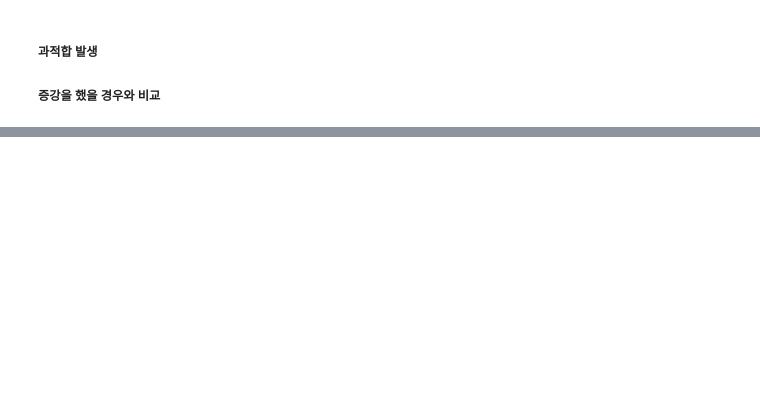
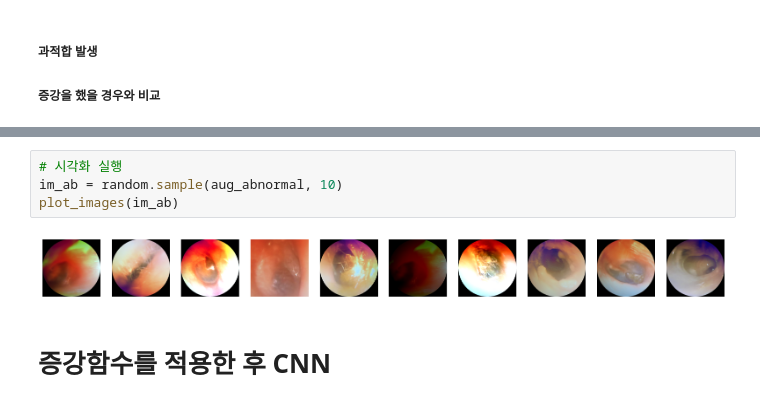
Before and after one commit to ghwjd/Lab, a Jupyter notebook: main.ipynb, the cells around one changed output, grey strips where cells are left out. Cells and saved outputs as stored; diff of their text form; blank space fills up the shorter version.

```diff
--- a/main.ipynb
+++ b/main.ipynb
@@ -557,0 +547,8 @@ plt.show()
+# %%
+# 시각화 실행
+im_ab = random.sample(aug_abnormal, 10)
+plot_images(im_ab)
+# %% [output]
+[figure, added]
+# %% [markdown]
+# 증강함수를 적용한 후 CNN
```
Also changed, not shown: parts of 42 cells of this notebook.
